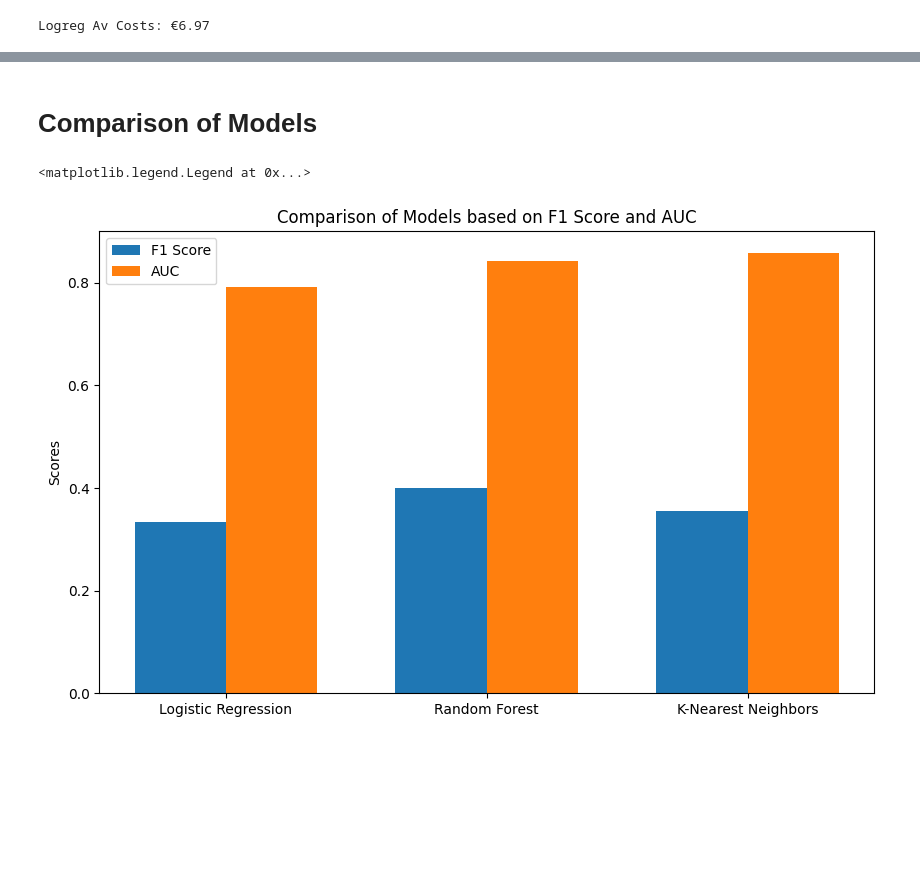
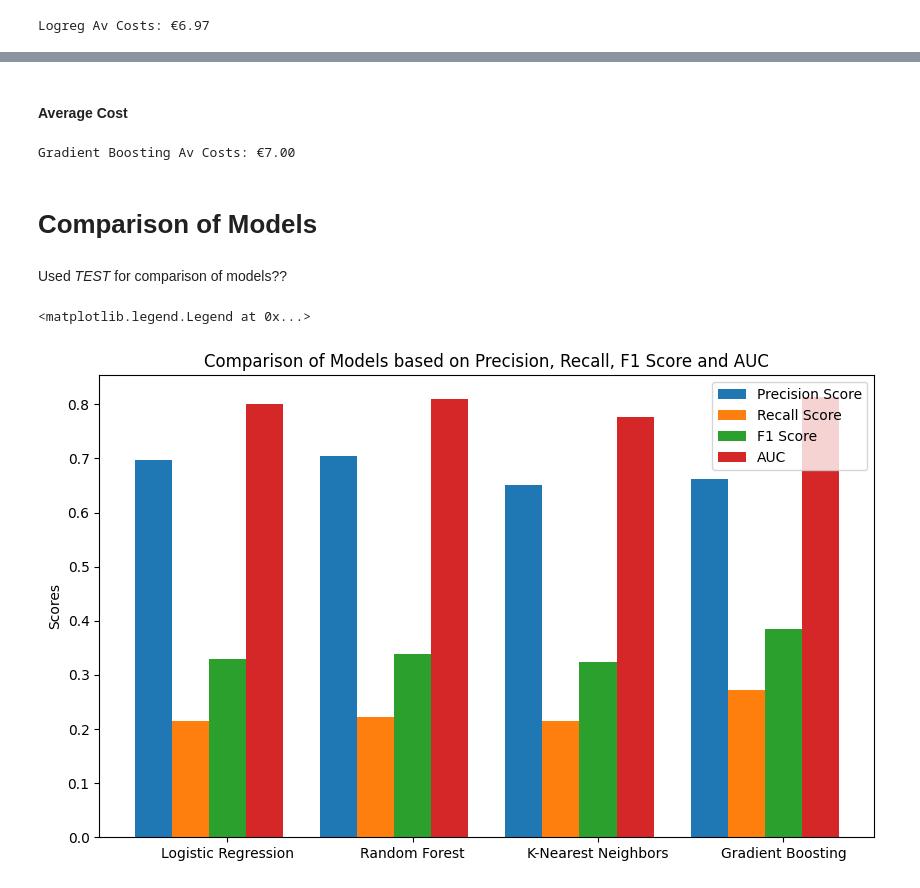
Before and after one commit to elen-ladder/MADS_Bank_Telemarketing, a Jupyter notebook: BankMarketing_Shared.ipynb, the cells around one changed output, grey strips where cells are left out. Cells and saved outputs as stored; diff of their text form; code cells hidden in the pictures; blank space fills up the shorter version.

Commit message:
4 models + evaluation + comparison

```diff
--- a/BankMarketing_Shared.ipynb
+++ b/BankMarketing_Shared.ipynb
@@ -1261,0 +1162,4 @@ Logreg Av Costs: €6.97
+# %%
+
+# Training the Gradient Boosting Classifier
+gb_clf.fit(X_train, y_train)
@@ -1261,0 +1313,6 @@ Logreg Av Costs: €6.97
+# %%
+# for future reference make the best estimator more easy to remember
+gb_be = gb_grid_search.best_estimator_
+
+#predict, using the best estimator
+y_train_proba_gb_be = gb_be.predict_proba(X_train)
@@ -1261,0 +1337,9 @@ Logreg Av Costs: €6.97
+# %%
+#predict probabilities, using the best estimator
+y_test_proba_gb_be = gb_be.predict_proba(X_test)
+
+#predict, using the best estimator
+y_test_pred_gb_be = gb_be.predict(X_test)
+# %%
+#Evaluate the model on Test set
+gb_be_precision, gb_be_recall, gb_be_f1, gb_be_auc_score = evaluateModel(y_test, y_test_proba_gb_be, "Gradient Boosting BE", "Test")
@@ -1262,21 +1392,38 @@ Logreg Av Costs: €6.97
+# %% [markdown]
+#### Average Cost
+# %%
+# use the TEST set and the TRAINED Threshold to determine average call cost.
+y_pred_gb = (gb_be.predict_proba(X_test)[:,1]) > th_gb
+av_testscore_gb = myAveragedCosts(y_test, y_pred_gb, cost_unsuccesfull_call, cost_missed_call)
+print(f'Gradient Boosting Av Costs: €{av_testscore_gb:.2f}')
+# %% [output]
+Gradient Boosting Av Costs: €7.00
 # %% [markdown]
 # Comparison of Models
+# %% [markdown]
+Used *TEST* for comparison of models??
 # %%
-# Comparison of models based on F1 Score and AUC
-models = ['Logistic Regression', 'Random Forest', 'K-Nearest Neighbors']
-f1_scores = [train_f1_lr_be, train_f1_rf_be, train_f1_knn_be]
-auc_scores = [train_AUC_lr_be, train_AUC_rf_be, train_AUC_knn_be]
+# Comparison of models based on Precision, Recall, F1 Score and AUC
+models = ['Logistic Regression', 'Random Forest', 'K-Nearest Neighbors', 'Gradient Boosting']
+
+precision_scores = [lr_be_precision, rf_be_precision, knn_be_precision, gb_be_precision]
+recall_scores = [lr_be_recall, rf_be_recall, knn_be_recall, gb_be_recall]
+f1_scores = [lr_be_f1, rf_be_f1, knn_be_f1, gb_be_f1]
+auc_scores = [lr_be_auc_score, rf_be_auc_score, knn_be_auc_score, gb_be_auc_score]
+
 x = np.arange(len(models))  # the label locations
-width = 0.35  # the width of the bars
+width = 0.2  # the width of the bars
 fig, ax = plt.subplots(figsize=(10, 6))
-rects1 = ax.bar(x - width/2, f1_scores, width, label='F1 Score')
-rects2 = ax.bar(x + width/2, auc_scores, width, label='AUC')
+rects1 = ax.bar(x - 2*width, precision_scores, width, label='Precision Score')
+rects2 = ax.bar(x - width, recall_scores, width, label='Recall Score')
+rects3 = ax.bar(x, f1_scores, width, label='F1 Score')
+rects4 = ax.bar(x + width, auc_scores, width, label='AUC')
 
 ax.set_ylabel('Scores')
-ax.set_title('Comparison of Models based on F1 Score and AUC')
+ax.set_title('Comparison of Models based on Precision, Recall, F1 Score and AUC')
 ax.set_xticks(x)
 ax.set_xticklabels(models)
 ax.legend()
 # %% [output]
 <matplotlib.legend.Legend at 0x...>
-[figure, old version]
+[figure, new version]
```
Also changed, not shown: parts of 56 cells of this notebook.
